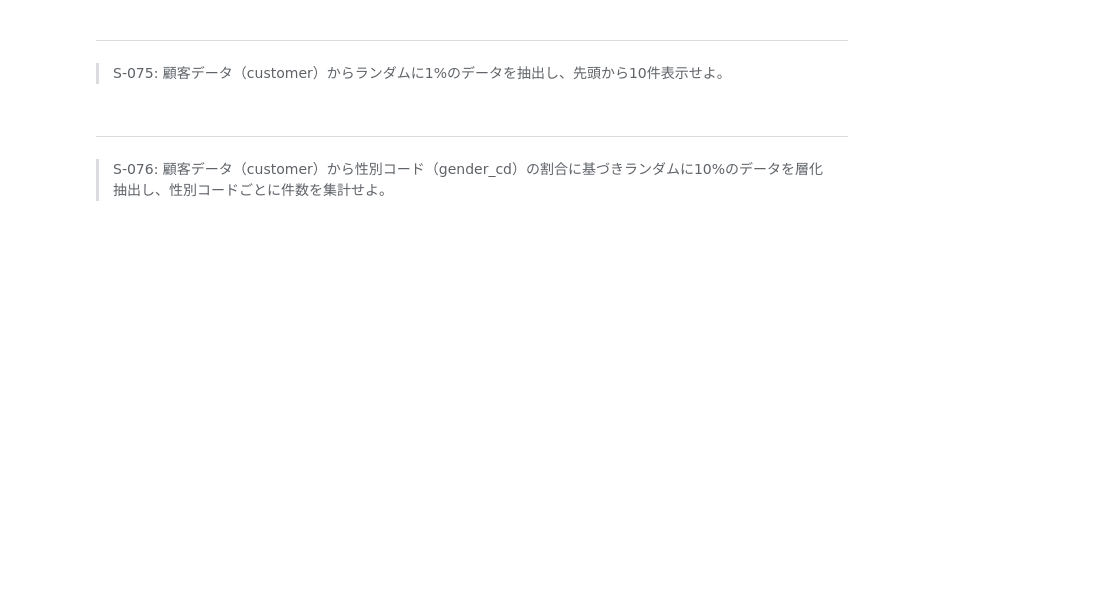
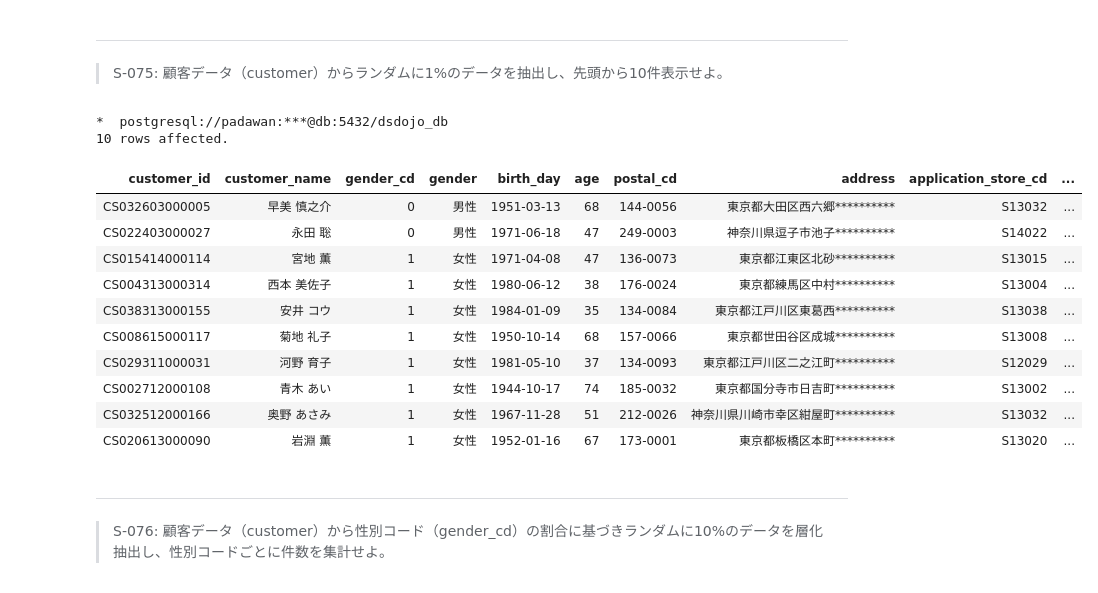
Before and after one commit to toshiaki-suzuki/100knocks-preprocess, a Jupyter notebook: docker/work/preprocess_knock_SQL.ipynb, the cells around one changed output. Cells and saved outputs as stored; diff of their text form; code cells hidden in the pictures; blank space fills up the shorter version.

```diff
--- a/docker/work/preprocess_knock_SQL.ipynb
+++ b/docker/work/preprocess_knock_SQL.ipynb
@@ -1138,3 +2029,23 @@ FROM store CROSS JOIN product;
+# %%
+%%sql
+SELECT *
+FROM customer
+TABLESAMPLE SYSTEM (1)
+LIMIT 10;
+# %% [output]
+*  postgresql://padawan:***@db:5432/dsdojo_db
+10 rows affected.
+| customer_id | customer_name | gender_cd | gender | birth_day | age | postal_cd | address | application_store_cd | ... |
+| CS032603000005 | 早美 慎之介 | 0 | 男性 | 1951-03-13 | 68 | 144-0056 | 東京都大田区西六郷********** | S13032 | ... |
+| CS022403000027 | 永田 聡 | 0 | 男性 | 1971-06-18 | 47 | 249-0003 | 神奈川県逗子市池子********** | S14022 | ... |
+| CS015414000114 | 宮地 薫 | 1 | 女性 | 1971-04-08 | 47 | 136-0073 | 東京都江東区北砂********** | S13015 | ... |
+| CS004313000314 | 西本 美佐子 | 1 | 女性 | 1980-06-12 | 38 | 176-0024 | 東京都練馬区中村********** | S13004 | ... |
+| CS038313000155 | 安井 コウ | 1 | 女性 | 1984-01-09 | 35 | 134-0084 | 東京都江戸川区東葛西********** | S13038 | ... |
+| CS008615000117 | 菊地 礼子 | 1 | 女性 | 1950-10-14 | 68 | 157-0066 | 東京都世田谷区成城********** | S13008 | ... |
+| CS029311000031 | 河野 育子 | 1 | 女性 | 1981-05-10 | 37 | 134-0093 | 東京都江戸川区二之江町********** | S12029 | ... |
+| CS002712000108 | 青木 あい | 1 | 女性 | 1944-10-17 | 74 | 185-0032 | 東京都国分寺市日吉町********** | S13002 | ... |
+| CS032512000166 | 奥野 あさみ | 1 | 女性 | 1967-11-28 | 51 | 212-0026 | 神奈川県川崎市幸区紺屋町********** | S13032 | ... |
+| CS020613000090 | 岩淵 薫 | 1 | 女性 | 1952-01-16 | 67 | 173-0001 | 東京都板橋区本町********** | S13020 | ... |
 # %% [markdown]
 ---
 > S-076: 顧客データ（customer）から性別コード（gender_cd）の割合に基づきランダムに10%のデータを層化抽出し、性別コードごとに件数を集計せよ。
```
Also changed, not shown: parts of 72 cells of this notebook.
